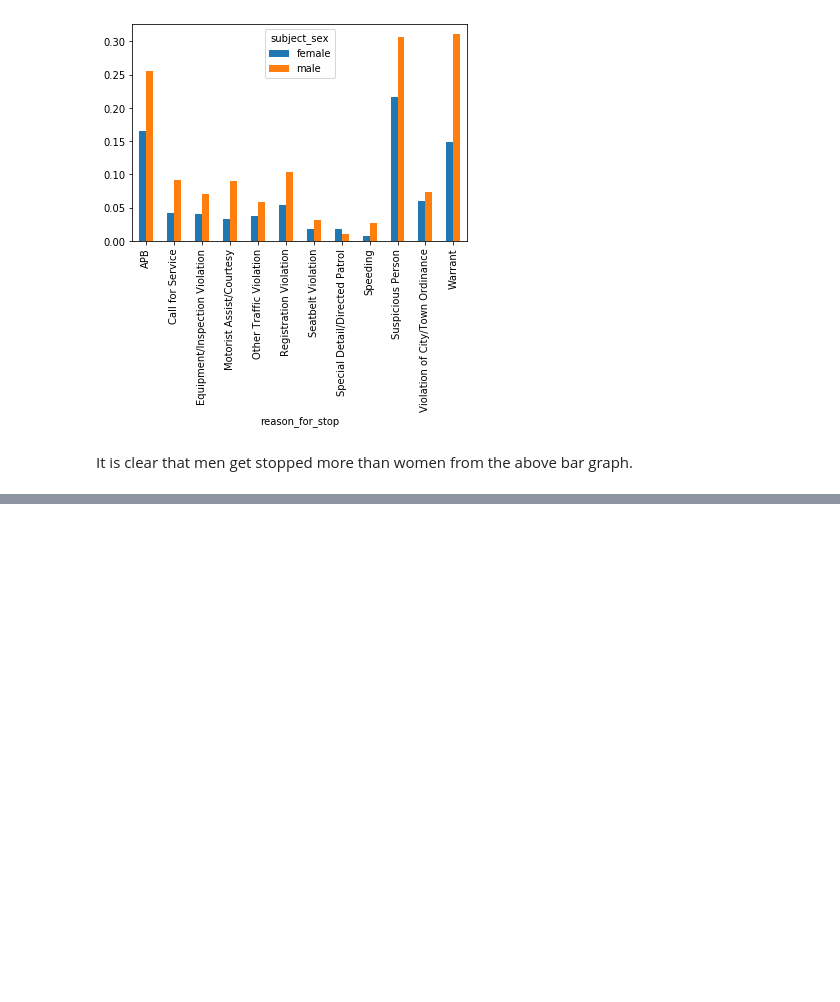
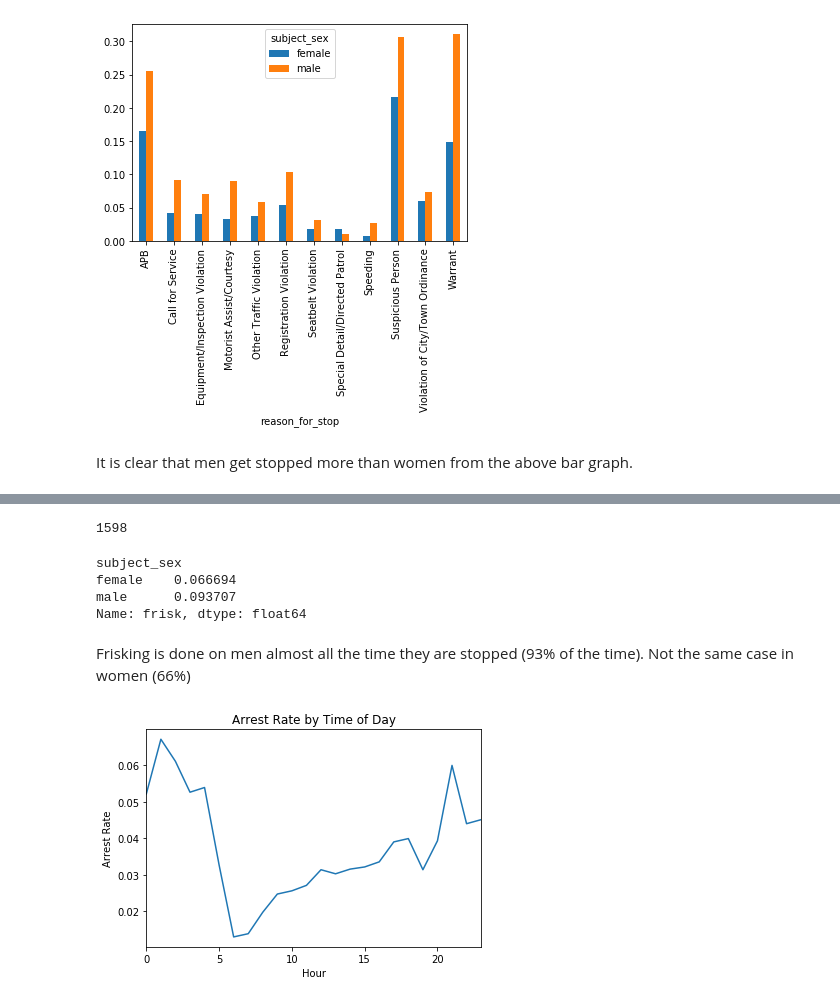
Before and after one commit to sohansputhran/Analysing-Police-Activities, a Jupyter notebook: Analysing-Police-Activities.ipynb, the cells around one changed output, grey strips where cells are left out. Cells and saved outputs as stored; diff of their text form; code cells hidden in the pictures; blank space fills up the shorter version.

Commit message:
Update Analysing-Police-Activities.ipynb
Arrest rate visualization

```diff
--- a/Analysing-Police-Activities.ipynb
+++ b/Analysing-Police-Activities.ipynb
@@ -3,7 +3,7 @@
 import pandas as pd
 
 # Read the data into a DataFrame named ri ('ri' for Rhode Island)
-ri = pd.read_csv('G:/DataCamp/Data Scientist with Python Track/Analysing Police Activity with Pandas/ri_statewide.csv')
+ri = pd.read_csv('ri_statewide.csv')
 # %%
 ri.head()
 # %% [output]
@@ -199,0 +220,40 @@ It is clear that men get stopped more than women from the above bar graph.
+# %%
+# Check if 'search_type' contains the string 'Protective Frisk'
+# When a search for weapons is authorized, the procedure is known as a stop and frisk
+
+ri['frisk'] = ri.reason_for_search.str.contains('Frisk', na=False)
+
+# Take the sum of 'frisk'
+sum(ri.frisk)
+# %% [output]
+1598
+# %%
+# Create a DataFrame of stops in which a search was conducted
+searched = ri[ri.search_conducted == True]
+
+# Calculate the frisk rate for each gender
+searched.groupby(['subject_sex']).frisk.mean()
+# %% [output]
+subject_sex
+female    0.066694
+male      0.093707
+Name: frisk, dtype: float64
+# %% [markdown]
+Frisking is done on men almost all the time they are stopped (93% of the time).
+Not the same case in women (66%)
+# %%
+# Save the hourly arrest rate
+hourly_arrest_rate = ri.groupby(ri.index.hour).arrest_made.mean()
+# %%
+# Create a line plot of 'hourly_arrest_rate'
+hourly_arrest_rate.plot()
+
+# Add the xlabel, ylabel, and title
+plt.xlabel('Hour')
+plt.ylabel('Arrest Rate')
+plt.title('Arrest Rate by Time of Day')
+
+# Display the plot
+plt.show()
+# %% [output]
+[figure, added]
```
Also changed, not shown: parts of 2 cells of this notebook.
